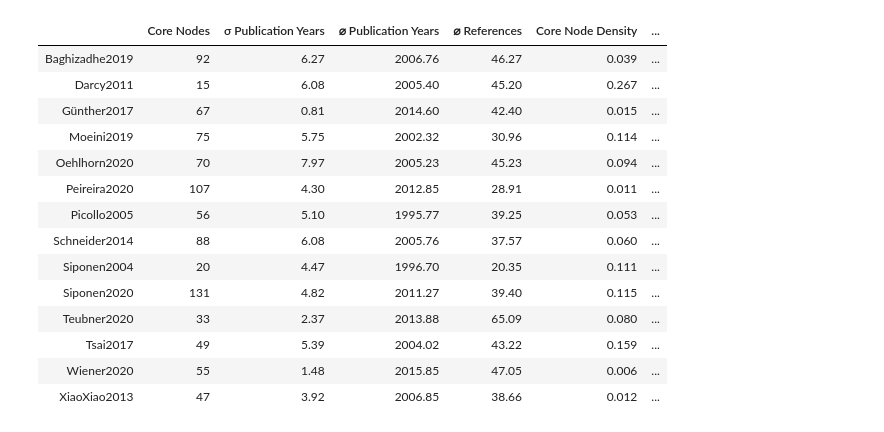
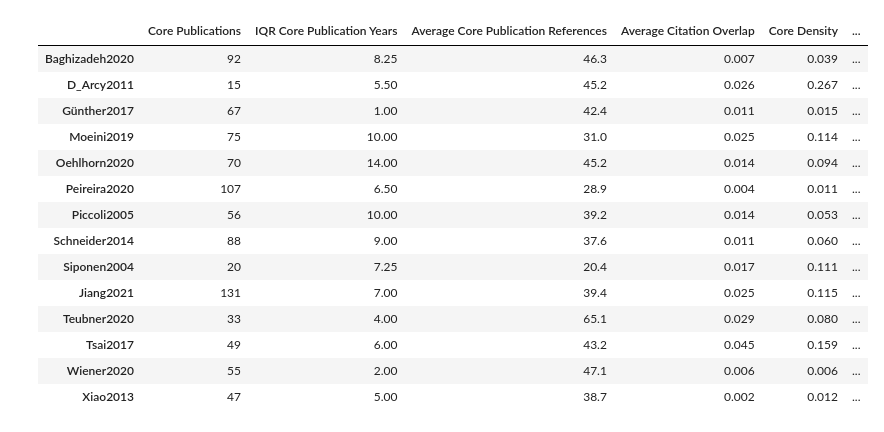
Before and after one commit to Eddyvmgit/bib_thesis, a Jupyter notebook: graph_metrics.ipynb, the cells around one changed output. Drawn from its saved outputs; the diff is of its cells as text; code cells hidden in the pictures.

```diff
--- a/graph_metrics.ipynb
+++ b/graph_metrics.ipynb
@@ -151,40 +156,40 @@ XiaoXiao2013- bc graph not fully connected
 # %%
 df = pd.DataFrame(whole_table, columns = [
-                                            'Core Nodes', 'σ Publication Years', '⌀ Publication Years', '⌀ References', 'Core Node Density' ,
-                                            '⌀ Reference Overlap', 'Unconnected Core Nodes',
-                                            'Total Nodes', 'Total Density', 'Components',
-                                            'Density', 'Average Shortest Path', 'Diameter',
+                                            'Core Publications', 'IQR Core Publication Years', 'Average Core Publication References',
+                                            'Average Citation Overlap', 'Core Density' , 'Unconnected Core Publications',
+                                            'DC Nodes', 'DC Components', 'BC Nodes',
+                                            'BC Density', 'BC Average Shortest Path', 'Skewness Years'
                                         ], index = papers)
 
 
-# adding clustering values manually from gephi files
+# adding clustering values manually from the gephi computations in the extracted PDF files
 bc_modularity = [0.429, 0.237, 0.266, 0.334, 0.250, 0.504, 0.253, 0.257, 0.125, 0.274, 0.224, 0.155, 0.336, 0.435]
 bc_n_cluster = [5, 3, 6, 7, 5, 10, 6, 5, 3, 5, 5, 4, 6, 6]
 dc_modularity = [0.809, 0.706, 0.773, 0.673, 0.680, 0.878, 0.737, 0.694, 0.718, 0.610, 0.668, 0.624, 0.881, 0.912]
 dc_n_cluster = [32, 11, 28, 20, 25, 43, 22, 26, 13, 22, 16, 20, 33, 33]
 
-df.insert(10, 'Modularity DC', dc_modularity)
-df.insert(11, 'Clusters DC', dc_n_cluster)
-df.insert(15, 'Modularity BC', bc_modularity)
-df.insert(16, 'Clusters BC', bc_n_cluster)
+df.insert(8, 'DC Modularity', dc_modularity)
+df.insert(9, 'DC Clusters', dc_n_cluster)
+df.insert(14, 'BC Modularity', bc_modularity)
+df.insert(15, 'BC Clusters', bc_n_cluster)
 
 # print and round all
-df = df.round(decimals=pd.Series([0, 2, 2, 2, 3, 3, 0, 0, 4, 0, 3, 0, 3, 2, 0, 3, 0], index=df.columns))
+df = df.round(decimals=pd.Series([0, 2, 1, 3, 3, 0, 0, 0, 3, 0, 0, 3, 2, 2, 3,2], index=df.columns))
 df.round(5)
 # %% [output]
-|  | Core Nodes | σ Publication Years | ⌀ Publication Years | ⌀ References | Core Node Density | ... |
-| Baghizadhe2019 | 92 | 6.27 | 2006.76 | 46.27 | 0.039 | ... |
-| Darcy2011 | 15 | 6.08 | 2005.40 | 45.20 | 0.267 | ... |
-| Günther2017 | 67 | 0.81 | 2014.60 | 42.40 | 0.015 | ... |
-| Moeini2019 | 75 | 5.75 | 2002.32 | 30.96 | 0.114 | ... |
-| Oehlhorn2020 | 70 | 7.97 | 2005.23 | 45.23 | 0.094 | ... |
-| Peireira2020 | 107 | 4.30 | 2012.85 | 28.91 | 0.011 | ... |
-| Picollo2005 | 56 | 5.10 | 1995.77 | 39.25 | 0.053 | ... |
-| Schneider2014 | 88 | 6.08 | 2005.76 | 37.57 | 0.060 | ... |
-| Siponen2004 | 20 | 4.47 | 1996.70 | 20.35 | 0.111 | ... |
-| Siponen2020 | 131 | 4.82 | 2011.27 | 39.40 | 0.115 | ... |
-| Teubner2020 | 33 | 2.37 | 2013.88 | 65.09 | 0.080 | ... |
-| Tsai2017 | 49 | 5.39 | 2004.02 | 43.22 | 0.159 | ... |
-| Wiener2020 | 55 | 1.48 | 2015.85 | 47.05 | 0.006 | ... |
-| XiaoXiao2013 | 47 | 3.92 | 2006.85 | 38.66 | 0.012 | ... |
+|  | Core Publications | IQR Core Publication Years | Average Core Publication References | Average Citation Overlap | Core Density | ... |
+| Baghizadeh2020 | 92 | 8.25 | 46.3 | 0.007 | 0.039 | ... |
+| D_Arcy2011 | 15 | 5.50 | 45.2 | 0.026 | 0.267 | ... |
+| Günther2017 | 67 | 1.00 | 42.4 | 0.011 | 0.015 | ... |
+| Moeini2019 | 75 | 10.00 | 31.0 | 0.025 | 0.114 | ... |
+| Oehlhorn2020 | 70 | 14.00 | 45.2 | 0.014 | 0.094 | ... |
+| Peireira2020 | 107 | 6.50 | 28.9 | 0.004 | 0.011 | ... |
+| Piccoli2005 | 56 | 10.00 | 39.2 | 0.014 | 0.053 | ... |
+| Schneider2014 | 88 | 9.00 | 37.6 | 0.011 | 0.060 | ... |
+| Siponen2004 | 20 | 7.25 | 20.4 | 0.017 | 0.111 | ... |
+| Jiang2021 | 131 | 7.00 | 39.4 | 0.025 | 0.115 | ... |
+| Teubner2020 | 33 | 4.00 | 65.1 | 0.029 | 0.080 | ... |
+| Tsai2017 | 49 | 6.00 | 43.2 | 0.045 | 0.159 | ... |
+| Wiener2020 | 55 | 2.00 | 47.1 | 0.006 | 0.006 | ... |
+| Xiao2013 | 47 | 5.00 | 38.7 | 0.002 | 0.012 | ... |
 # %%
```
Also changed, not shown: parts of 15 cells of this notebook, 4 other files.
